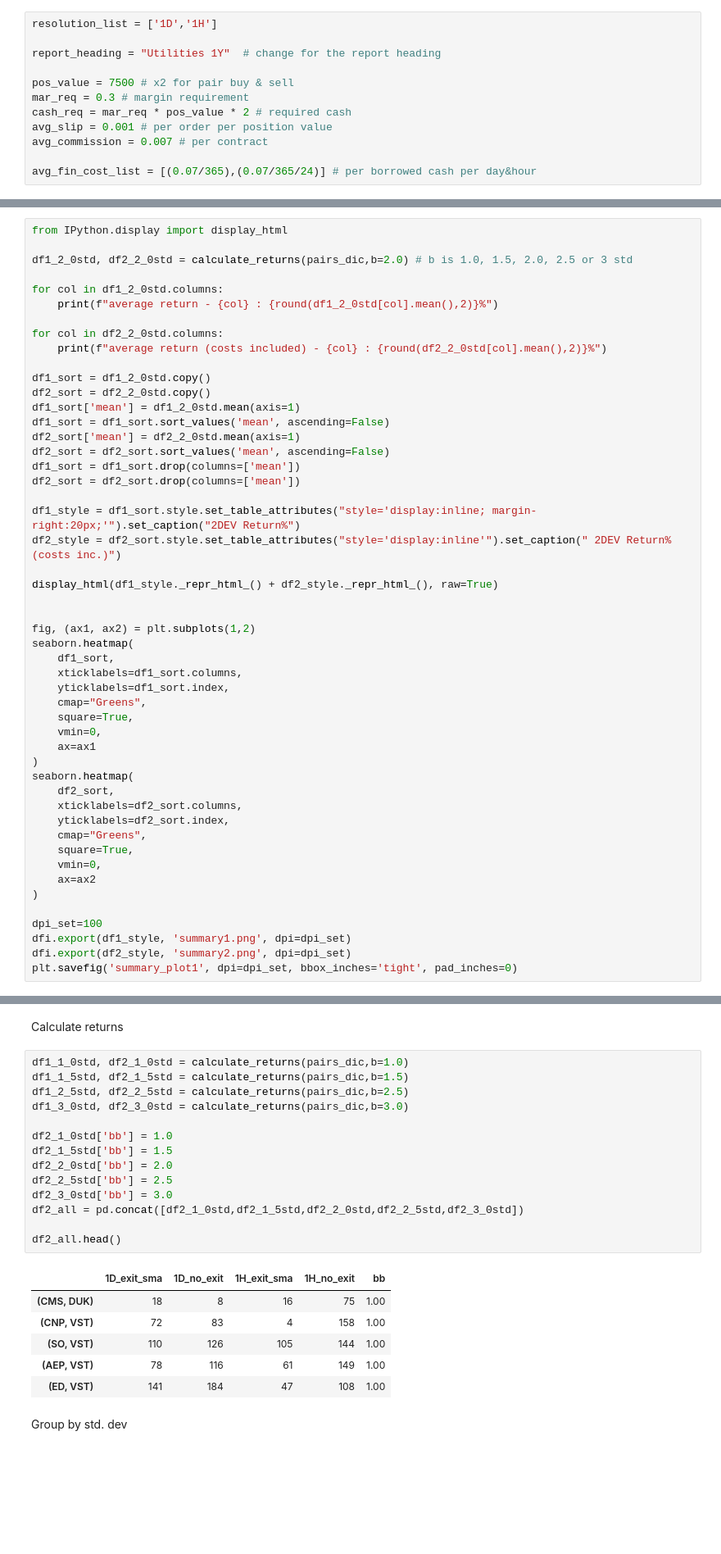
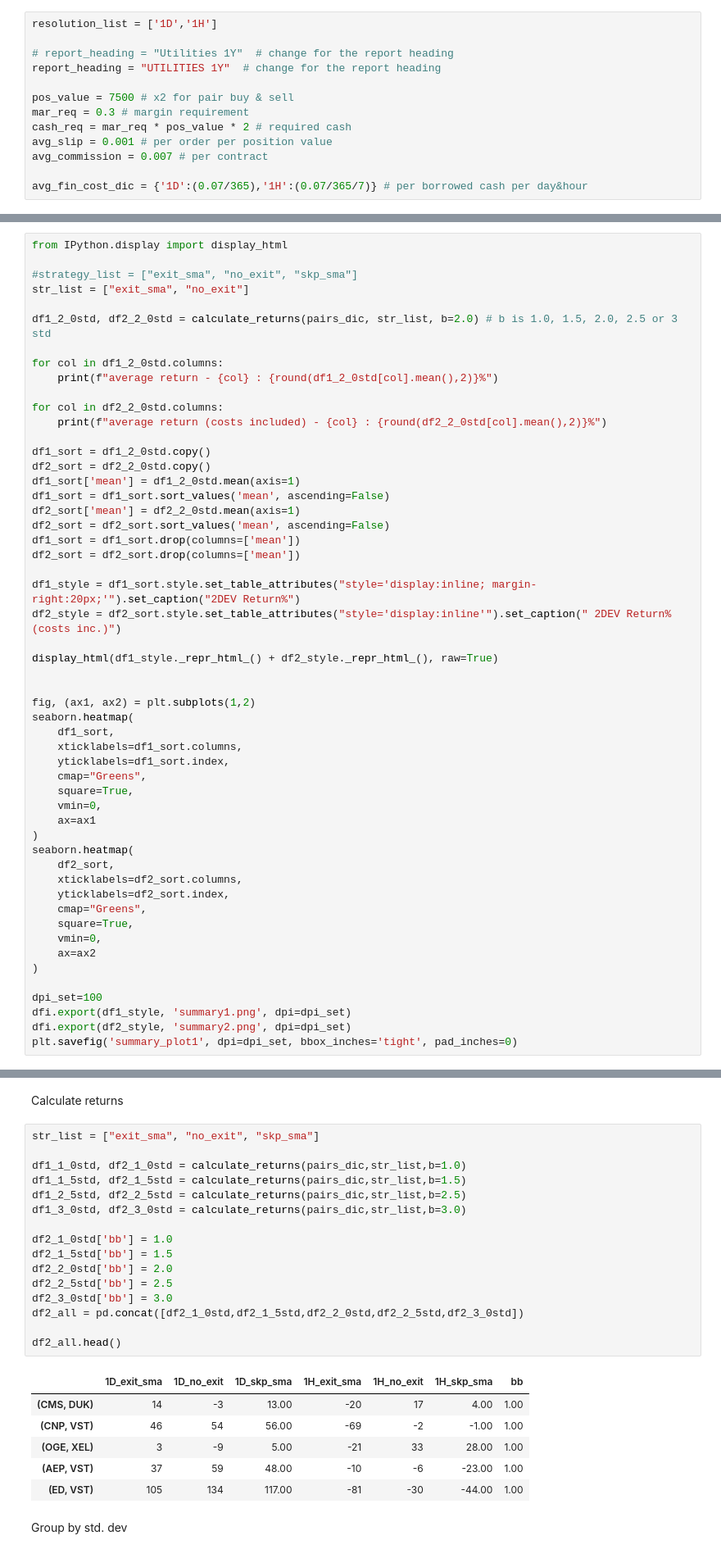
Before and after one commit to ozdemirozcelik/coint-tools, a Jupyter notebook: 7-summary-backtest.ipynb, the cells around one changed output, grey strips where cells are left out. Shown: that part at 82% size. Drawn from its saved outputs; the diff is of its cells as text; blank space fills up the shorter version.

```diff
--- a/7-summary-backtest.ipynb
+++ b/7-summary-backtest.ipynb
@@ -17,7 +18,8 @@ Path("report").mkdir(parents=True, exist_ok=True)
 # %%
 resolution_list = ['1D','1H']
 
-report_heading = "Utilities 1Y"  # change for the report heading
+# report_heading = "Utilities 1Y"  # change for the report heading
+report_heading = "UTILITIES 1Y"  # change for the report heading
 
 pos_value = 7500 # x2 for pair buy & sell
 mar_req = 0.3 # margin requirement
@@ -25,7 +27,7 @@ cash_req = mar_req * pos_value * 2 # required cash
 avg_slip = 0.001 # per order per position value
 avg_commission = 0.007 # per contract
 
-avg_fin_cost_list = [(0.07/365),(0.07/365/24)] # per borrowed cash per day&hour
+avg_fin_cost_dic = {'1D':(0.07/365),'1H':(0.07/365/7)} # per borrowed cash per day&hour
 # %% [markdown]
 ### GET PAIR INFORMATION
 # %%
@@ -317,7 +427,10 @@ def calculate_returns(data_dic, b=2):  # b is 1.0, 1.5, 2.0, 2.5 or 3 std
 # %%
 from IPython.display import display_html
 
-df1_2_0std, df2_2_0std = calculate_returns(pairs_dic,b=2.0) # b is 1.0, 1.5, 2.0, 2.5 or 3 std
+#strategy_list = ["exit_sma", "no_exit", "skp_sma"]
+str_list = ["exit_sma", "no_exit"]
+
+df1_2_0std, df2_2_0std = calculate_returns(pairs_dic, str_list, b=2.0) # b is 1.0, 1.5, 2.0, 2.5 or 3 std
 
 for col in df1_2_0std.columns:
     print(f"average return - {col} : {round(df1_2_0std[col].mean(),2)}%")
@@ -445,26 +576,28 @@ if bool(drop_dic):
 # %% [markdown]
 Calculate returns
 # %%
-df1_1_0std, df2_1_0std = calculate_returns(pairs_dic,b=1.0)
-df1_1_5std, df2_1_5std = calculate_returns(pairs_dic,b=1.5)
-df1_2_5std, df2_2_5std = calculate_returns(pairs_dic,b=2.5)
-df1_3_0std, df2_3_0std = calculate_returns(pairs_dic,b=3.0)
+str_list = ["exit_sma", "no_exit", "skp_sma"]
+
+df1_1_0std, df2_1_0std = calculate_returns(pairs_dic,str_list,b=1.0)
+df1_1_5std, df2_1_5std = calculate_returns(pairs_dic,str_list,b=1.5)
+df1_2_5std, df2_2_5std = calculate_returns(pairs_dic,str_list,b=2.5)
+df1_3_0std, df2_3_0std = calculate_returns(pairs_dic,str_list,b=3.0)
 
 df2_1_0std['bb'] = 1.0
 df2_1_5std['bb'] = 1.5
 df2_2_0std['bb'] = 2.0
 df2_2_5std['bb'] = 2.5
 df2_3_0std['bb'] = 3.0
 df2_all = pd.concat([df2_1_0std,df2_1_5std,df2_2_0std,df2_2_5std,df2_3_0std])
 
 df2_all.head()
 # %% [output]
-|  | 1D_exit_sma | 1D_no_exit | 1H_exit_sma | 1H_no_exit | bb |
-| (CMS, DUK) | 18 | 8 | 16 | 75 | 1.00 |
-| (CNP, VST) | 72 | 83 | 4 | 158 | 1.00 |
-| (SO, VST) | 110 | 126 | 105 | 144 | 1.00 |
-| (AEP, VST) | 78 | 116 | 61 | 149 | 1.00 |
-| (ED, VST) | 141 | 184 | 47 | 108 | 1.00 |
+|  | 1D_exit_sma | 1D_no_exit | 1D_skp_sma | 1H_exit_sma | 1H_no_exit | 1H_skp_sma | bb |
+| (CMS, DUK) | 14 | -3 | 13.00 | -20 | 17 | 4.00 | 1.00 |
+| (CNP, VST) | 46 | 54 | 56.00 | -69 | -2 | -1.00 | 1.00 |
+| (OGE, XEL) | 3 | -9 | 5.00 | -21 | 33 | 28.00 | 1.00 |
+| (AEP, VST) | 37 | 59 | 48.00 | -10 | -6 | -23.00 | 1.00 |
+| (ED, VST) | 105 | 134 | 117.00 | -81 | -30 | -44.00 | 1.00 |
 # %% [markdown]
 Group by std. dev
 # %%
```
Also changed, not shown: parts of 13 cells of this notebook, 12 other files.
